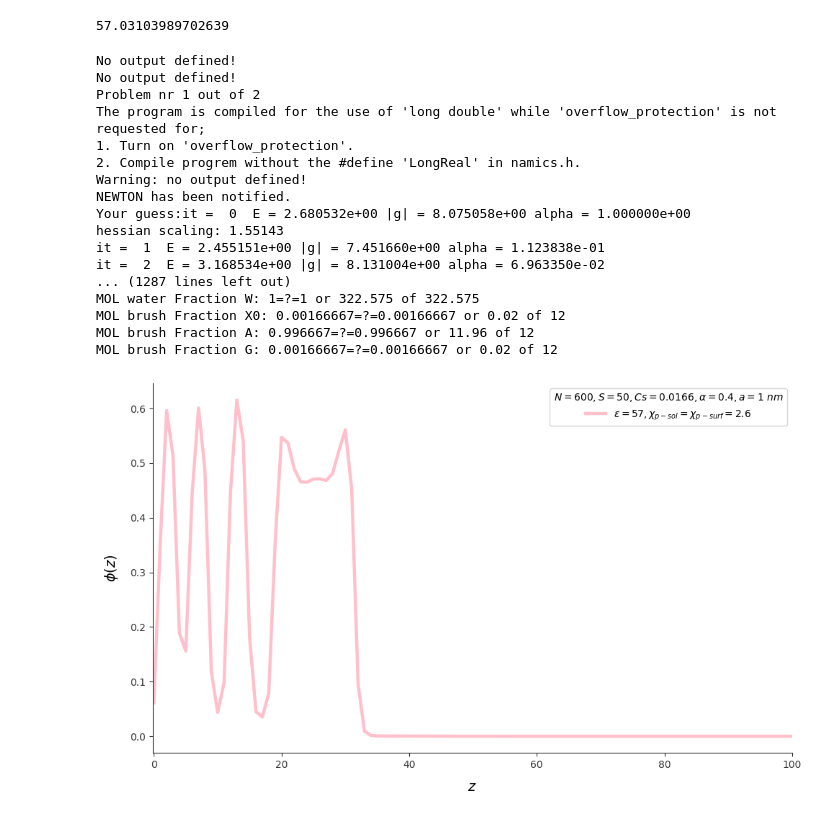
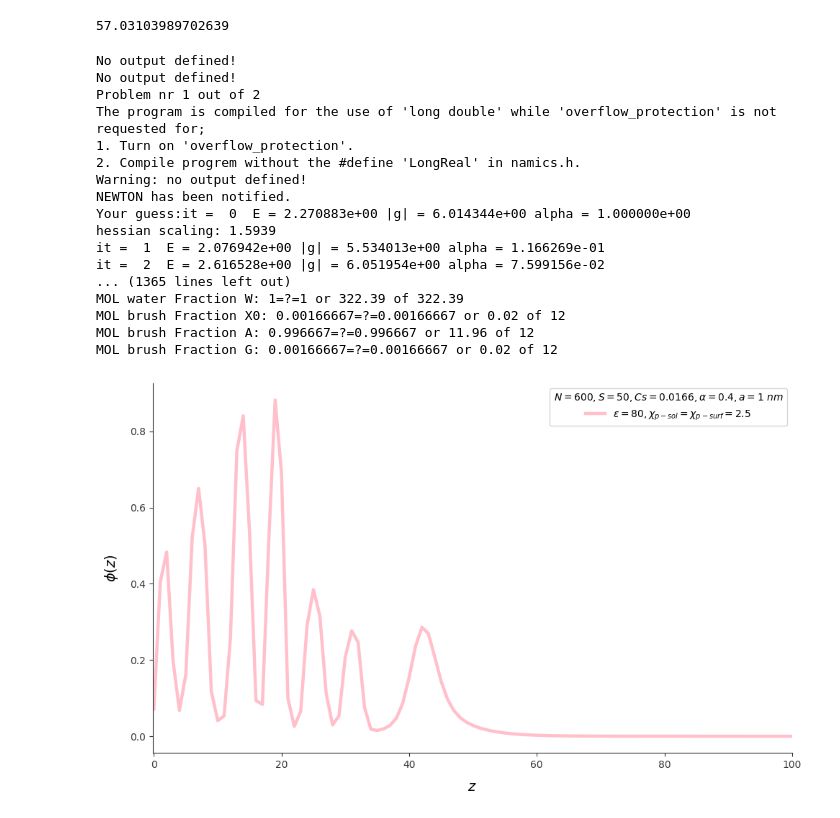
Before and after one commit to salatovaoaoaoa/PB_SCF, a Jupyter notebook: 05_solvent_chi_flat/Figures/Figure_2.ipynb, the cells around one changed output. Drawn from its saved outputs; the diff is of its cells as text; code cells hidden in the pictures.

```diff
--- a/05_solvent_chi_flat/Figures/Figure_2.ipynb
+++ b/05_solvent_chi_flat/Figures/Figure_2.ipynb
@@ -54,7 +54,7 @@ alpha = 0.4
 
 Cs = 0.0166
 
-chi = 2.6
+chi = 2.5
 
 chi_surf = 0.5
 chi_ions = 0.5
@@ -84,7 +84,6 @@ file_name_pro = create_in(
         chi = chi,
         chi_ions = chi,
         chi_surf = chi,
-        epsilon = round(epsilon_r),
     )
 psi, phi_brush, phi_end_brush, phi_Na, phi_Cl = out_reader(alpha = alpha,file_names=file_name_pro)
 # %% [output]
@@ -96,38 +95,38 @@ The program is compiled for the use of 'long double' while 'overflow_protection'
 2. Compile progrem without the #define 'LongReal' in namics.h.
 Warning: no output defined!
 NEWTON has been notified.
-Your guess:it =  0  E = 2.680532e+00 |g| = 8.075058e+00 alpha = 1.000000e+00
-hessian scaling: 1.55143
-it =  1  E = 2.455151e+00 |g| = 7.451660e+00 alpha = 1.123838e-01
-it =  2  E = 3.168534e+00 |g| = 8.131004e+00 alpha = 6.963350e-02
-... (1287 lines left out)
-MOL water Fraction W: 1=?=1 or 322.575 of 322.575
+Your guess:it =  0  E = 2.270883e+00 |g| = 6.014344e+00 alpha = 1.000000e+00
+hessian scaling: 1.5939
+it =  1  E = 2.076942e+00 |g| = 5.534013e+00 alpha = 1.166269e-01
+it =  2  E = 2.616528e+00 |g| = 6.051954e+00 alpha = 7.599156e-02
+... (1365 lines left out)
+MOL water Fraction W: 1=?=1 or 322.39 of 322.39
 MOL brush Fraction X0: 0.00166667=?=0.00166667 or 0.02 of 12
 MOL brush Fraction A: 0.996667=?=0.996667 or 11.96 of 12
 MOL brush Fraction G: 0.00166667=?=0.00166667 or 0.02 of 12
 # %%
 fig, ax = plt.subplots(figsize=(10, 6))  # Создаем один график
 
 
-ax.plot(phi_brush, color = 'pink', label=f'$ \\epsilon = { round(epsilon_r)}, \\chi_{{p-sol}} = \\chi_{{p-surf}} ={round(chi, 2)}$', linewidth=3.2, linestyle="-")
+ax.plot(phi_brush, color = 'pink', label=f'$ \\epsilon = { round(80)}, \\chi_{{p-sol}} = \\chi_{{p-surf}} ={round(chi, 2)}$', linewidth=3.2, linestyle="-")
 
 # Настройка визуализации
 ax.set_xlabel("$z$", fontsize=14, labelpad=10)
 ax.set_ylabel("$\\phi(z)$", fontsize=14, labelpad=10)
 ax.legend(fontsize=10, title=f'$N = {N}, S = {S_namics}, Cs = {Cs}, \\alpha = {alpha}, a = 1 \\ nm$',
           title_fontsize=10, loc="upper right")
 
 # Добавляем фон и рамку
 ax.spines["top"].set_visible(False)
 ax.spines["right"].set_visible(False)
 ax.spines["left"].set_color("#333333")
 ax.spines["bottom"].set_color("#333333")
 ax.tick_params(axis='both', which='major', labelsize=10, colors="#333333")
 ax.set_xlim(-0.2, 100)
 # Убираем лишние отступы
 plt.tight_layout()
 
 # Отображаем график
 plt.show()
 # %% [output]
-[figure, old version]
+[figure, new version]
```
Also changed, not shown: 6 other files.
